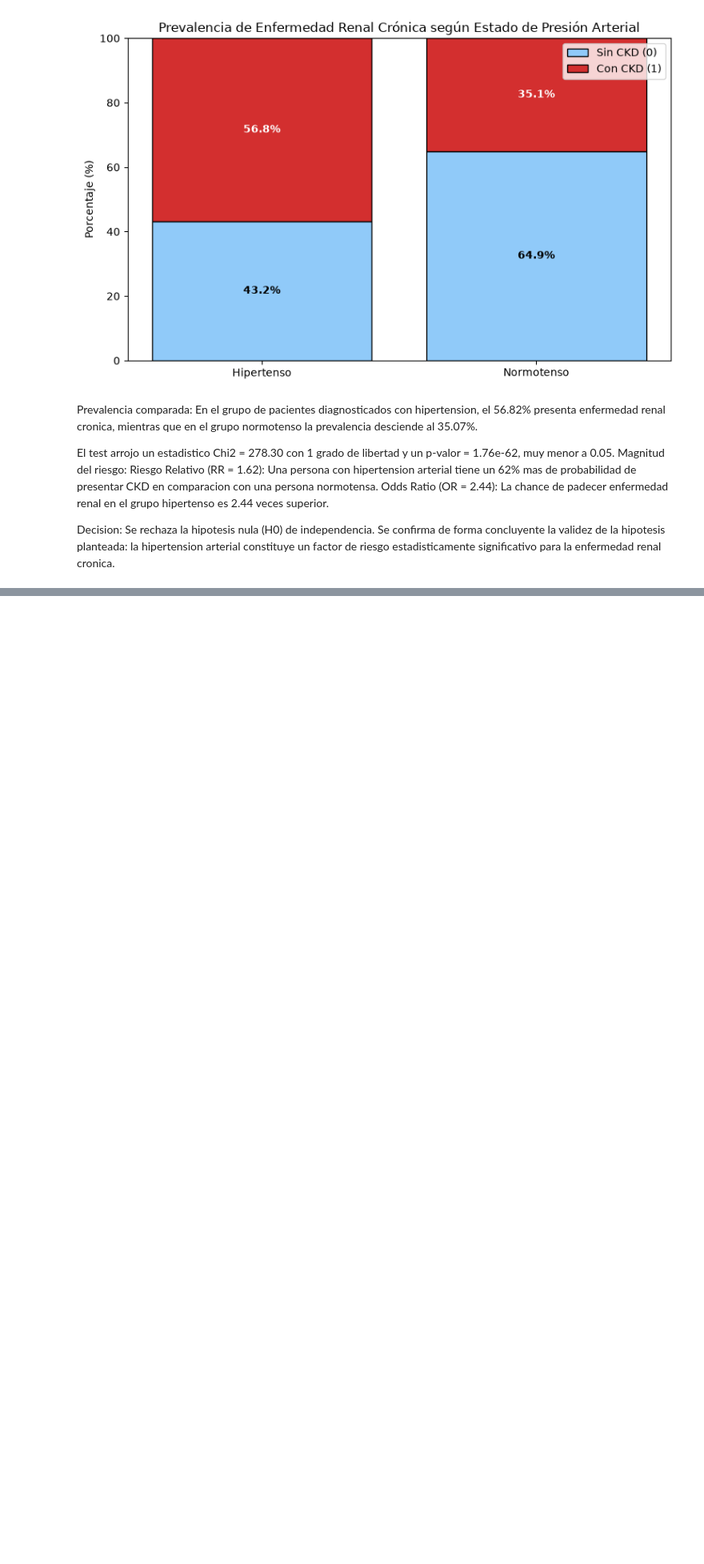
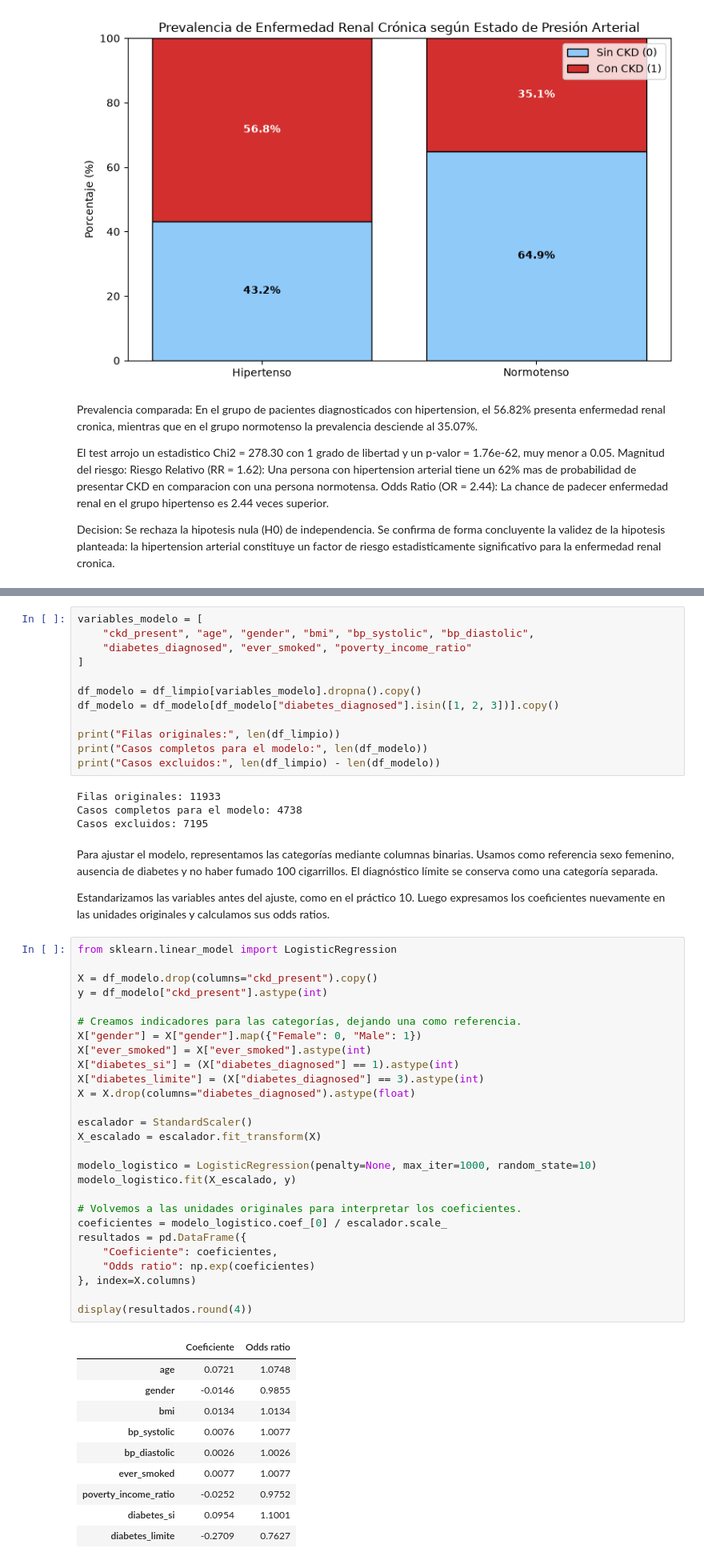
Before and after one commit to tomasgenco/TPE_C_DATOS, a Jupyter notebook: tpe_enfermedad_renal.ipynb, the cells around one changed output, grey strips where cells are left out. Shown at 80% size. Cells and saved outputs as stored; diff of their text form; blank space fills up the shorter version.

```diff
--- a/tpe_enfermedad_renal.ipynb
+++ b/tpe_enfermedad_renal.ipynb
@@ -814,0 +848,58 @@ Decision: Se rechaza la hipotesis nula (H0) de independencia. Se confirma de for
+# %%
+variables_modelo = [
+    "ckd_present", "age", "gender", "bmi", "bp_systolic", "bp_diastolic",
+    "diabetes_diagnosed", "ever_smoked", "poverty_income_ratio"
+]
+
+df_modelo = df_limpio[variables_modelo].dropna().copy()
+df_modelo = df_modelo[df_modelo["diabetes_diagnosed"].isin([1, 2, 3])].copy()
+
+print("Filas originales:", len(df_limpio))
+print("Casos completos para el modelo:", len(df_modelo))
+print("Casos excluidos:", len(df_limpio) - len(df_modelo))
+# %% [output]
+Filas originales: 11933
+Casos completos para el modelo: 4738
+Casos excluidos: 7195
+# %% [markdown]
+Para ajustar el modelo, representamos las categorías mediante columnas binarias. Usamos como referencia sexo femenino, ausencia de diabetes y no haber fumado 100 cigarrillos. El diagnóstico límite se conserva como una categoría separada.
+
+Estandarizamos las variables antes del ajuste, como en el práctico 10. Luego expresamos los coeficientes nuevamente en las unidades originales y calculamos sus odds ratios.
+# %%
+from sklearn.linear_model import LogisticRegression
+
+X = df_modelo.drop(columns="ckd_present").copy()
+y = df_modelo["ckd_present"].astype(int)
+
+# Creamos indicadores para las categorías, dejando una como referencia.
+X["gender"] = X["gender"].map({"Female": 0, "Male": 1})
+X["ever_smoked"] = X["ever_smoked"].astype(int)
+X["diabetes_si"] = (X["diabetes_diagnosed"] == 1).astype(int)
+X["diabetes_limite"] = (X["diabetes_diagnosed"] == 3).astype(int)
+X = X.drop(columns="diabetes_diagnosed").astype(float)
+
+escalador = StandardScaler()
+X_escalado = escalador.fit_transform(X)
+
+modelo_logistico = LogisticRegression(penalty=None, max_iter=1000, random_state=10)
+modelo_logistico.fit(X_escalado, y)
+
+# Volvemos a las unidades originales para interpretar los coeficientes.
+coeficientes = modelo_logistico.coef_[0] / escalador.scale_
+resultados = pd.DataFrame({
+    "Coeficiente": coeficientes,
+    "Odds ratio": np.exp(coeficientes)
+}, index=X.columns)
+
+display(resultados.round(4))
+# %% [output]
+|  | Coeficiente | Odds ratio |
+| age | 0.0721 | 1.0748 |
+| gender | -0.0146 | 0.9855 |
+| bmi | 0.0134 | 1.0134 |
+| bp_systolic | 0.0076 | 1.0077 |
+| bp_diastolic | 0.0026 | 1.0026 |
+| ever_smoked | 0.0077 | 1.0077 |
+| poverty_income_ratio | -0.0252 | 0.9752 |
+| diabetes_si | 0.0954 | 1.1001 |
+| diabetes_limite | -0.2709 | 0.7627 |
```
Also changed, not shown: parts of 3 cells of this notebook.
